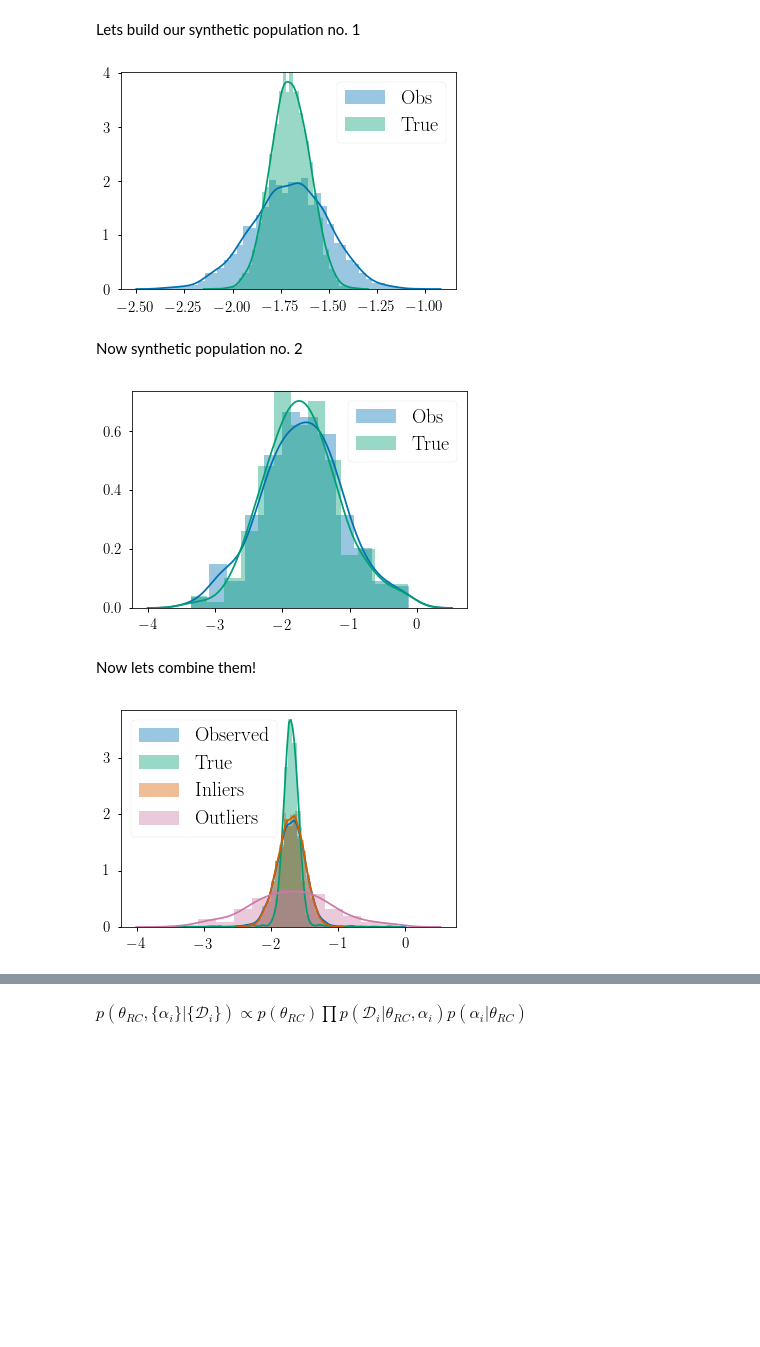
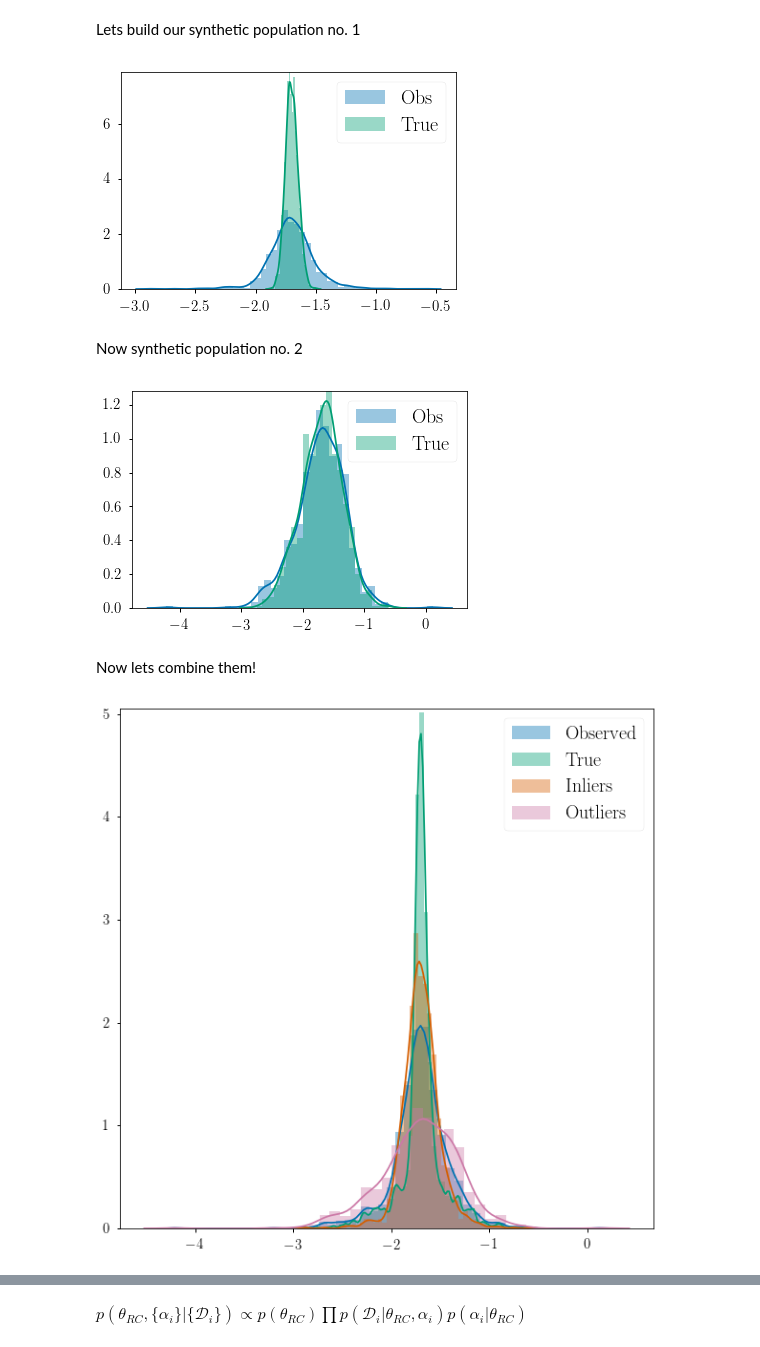
Before and after one commit to ojhall94/GAIA, a Jupyter notebook: second_principles_test.ipynb, the cells around one changed output, grey strips where cells are left out. Cells and saved outputs as stored; diff of their text form; code cells hidden in the pictures; blank space fills up the shorter version.

Commit message:
Continued testing synthetic data. Found convergence on 2nd principles, but having difficulty with sigma

```diff
--- a/second_principles_test.ipynb
+++ b/second_principles_test.ipynb
@@ -14,7 +14,7 @@ matplotlib.rc('axes',labelsize=15)
 import pandas as pd
 import pystan
 
-npts = 4000
+npts = 2000
 
 def normal(x, mu, sigma):
     return (1/np.sqrt(2*np.pi*sigma**2)) * np.exp(-(x - mu)**2/(2*sigma**2))
@@ -21,13 +23,23 @@ def normal(x, mu, sigma):
+# %%
+sfile = '../data/KepxDR2/rcxyu18.csv'
+df = pd.read_csv(sfile,index_col=0)
+M = df.ast_MKs
+tau = df.ast_M_err
+f = np.abs(tau/M)
 # %% [markdown]
 Lets build our synthetic population no. 1
 # %%
-rQ = .95
+rQ = .60
 rmu = -1.7
-rsigma = .1
+rsigma = .05
 runc = 0.1
+fi = f[:int(npts*rQ)]
+fo = f[int(npts*rQ):int(npts*rQ) + int((1-rQ)*npts)]
 
 iM_true = np.random.randn(int(npts*rQ)) * rsigma + rmu
-iunc = np.abs(runc * iM_true)
+iunc = np.abs(fi * iM_true)
+# iunc = np.abs(runc * iM_true)
+# iunc = runc*np.ones(len(iM_true))
 iM_obs = iM_true + np.random.randn(int(npts*rQ))*iunc
 
 sns.distplot(iM_obs, label='Obs')
@@ -35,15 +47,17 @@ sns.distplot(iM_true, label='True')
 plt.legend(fontsize=20)
 plt.show()
 # %% [output]
-[figure, old version]
+[figure, new version]
 # %% [markdown]
 Now synthetic population no. 2
 # %%
 rmuo = rmu
-rsigo = .6
+rsigo = .35
 
 oM_true = np.random.randn(int((1-rQ)*npts)) * rsigo + rmuo
-ounc = np.abs(runc * oM_true) #uncertainties
+ounc = np.abs(fo * oM_true)
+# ounc = np.abs(runc * oM_true) #uncertainties
+# ounc = runc*np.ones(len(oM_true))
 oM_obs = oM_true + np.random.randn(int((1-rQ)*npts))*ounc
 
 sns.distplot(oM_obs, label='Obs')
@@ -51,18 +65,20 @@ sns.distplot(oM_true, label='True')
 plt.legend(fontsize=20)
 plt.show()
 # %% [output]
-[figure, old version]
+[figure, new version]
 # %% [markdown]
 Now lets combine them!
 # %%
 M_obs = np.append(oM_obs, iM_obs)
 M_unc = np.append(ounc, iunc)
-M_true = np.append(oM_true, iM_true)s
+M_true = np.append(oM_true, iM_true)
+fsyn = M_unc/M_obs
+fig = plt.figure(figsize=(10,10))
 sns.distplot(M_obs, label='Observed')
 sns.distplot(M_true, label='True')
 sns.distplot(iM_obs, label='Inliers')
 sns.distplot(oM_obs, label='Outliers')
 plt.legend(fontsize=20)
 plt.show()
 # %% [output]
-[figure, old version]
+[figure, new version]
```
Also changed, not shown: parts of 11 cells of this notebook, 2 other files.
